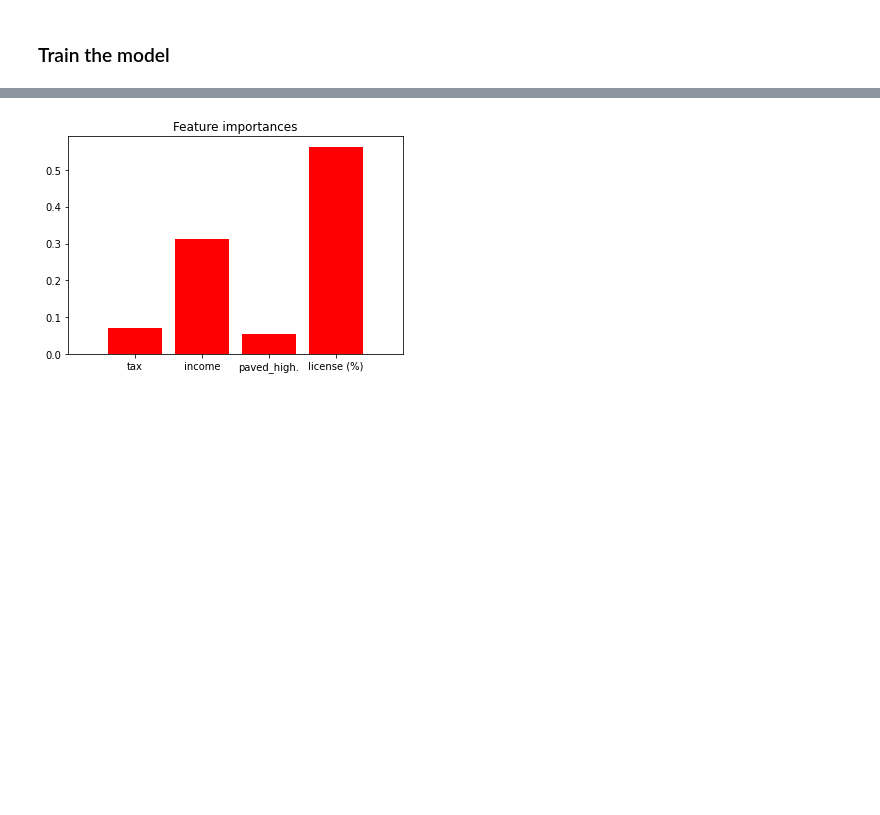
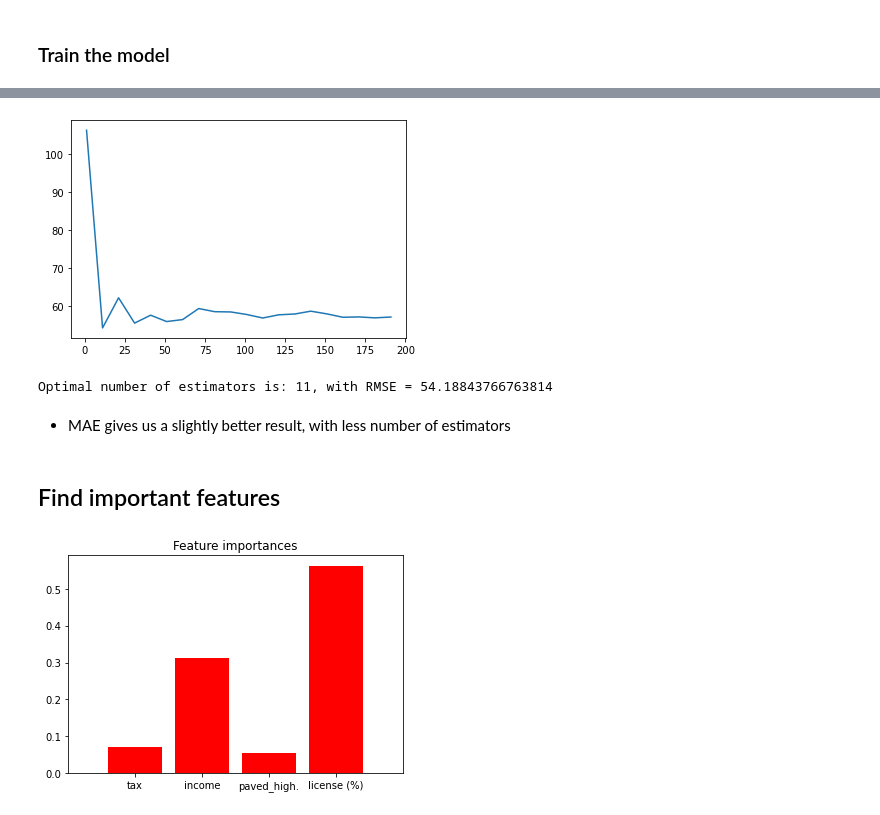
Before and after one commit to LevanBerelidze/cs-550-homework, a Jupyter notebook: Problem_6.ipynb, the cells around one changed output, grey strips where cells are left out. Saved outputs shown, nothing was run; the diff lists cells and outputs as text; code cells hidden in the pictures; blank space fills up the shorter version.

```diff
--- a/Problem_6.ipynb
+++ b/Problem_6.ipynb
@@ -68,0 +77,8 @@ plt.plot([r_mse(y_pred[:i+1].mean(0), y_test) for i in range(20)])
+# %%
+min_n_estimators = None
+min_rmse = None
+
+for (n_estimators, rmse) in zip(n_estimators_list, rmse_list):
+    if min_rmse == None or rmse < min_rmse:
+        min_n_estimators = n_estimators
+        min_rmse = rmse
@@ -68,0 +93,14 @@ plt.plot([r_mse(y_pred[:i+1].mean(0), y_test) for i in range(20)])
+# %%
+n_estimators_list = []
+rmse_list = []
+
+for n_estimators in range(1, 201, 10):
+    rf = RandomForestRegressor(n_estimators=n_estimators, random_state=42, criterion='mae')
+    rf.fit(X_train, y_train)
+    y_pred = rf.predict(X_test)
+    n_estimators_list.append(n_estimators)
+    rmse_list.append(np.sqrt(metrics.mean_squared_error(y_test, y_pred)))
+# %%
+plt.plot(n_estimators_list, rmse_list, '-');
+# %% [output]
+[figure, added]
@@ -69,3 +115,11 @@ plt.plot([r_mse(y_pred[:i+1].mean(0), y_test) for i in range(20)])
+# %%
+print(f'Optimal number of estimators is: {min_n_estimators}, with RMSE = {min_rmse}')
+# %% [output]
+Optimal number of estimators is: 11, with RMSE = 54.18843766763814
+# %% [markdown]
+- MAE gives us a slightly better result, with less number of estimators
+# %% [markdown]
+## Find important features
 # %%
 import matplotlib.pyplot as plt
 # %%
```
Also changed, not shown: parts of 13 cells of this notebook.
